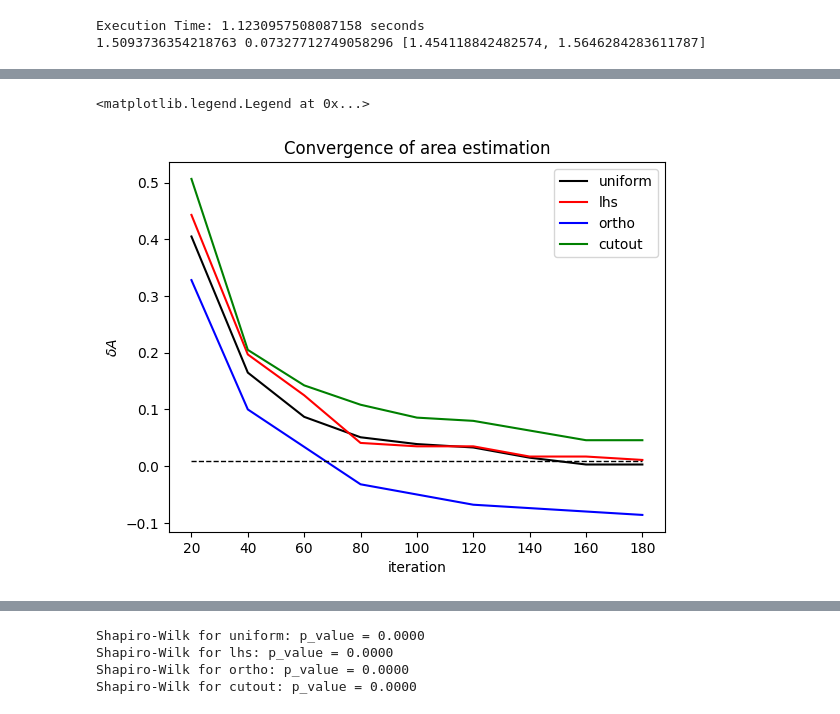
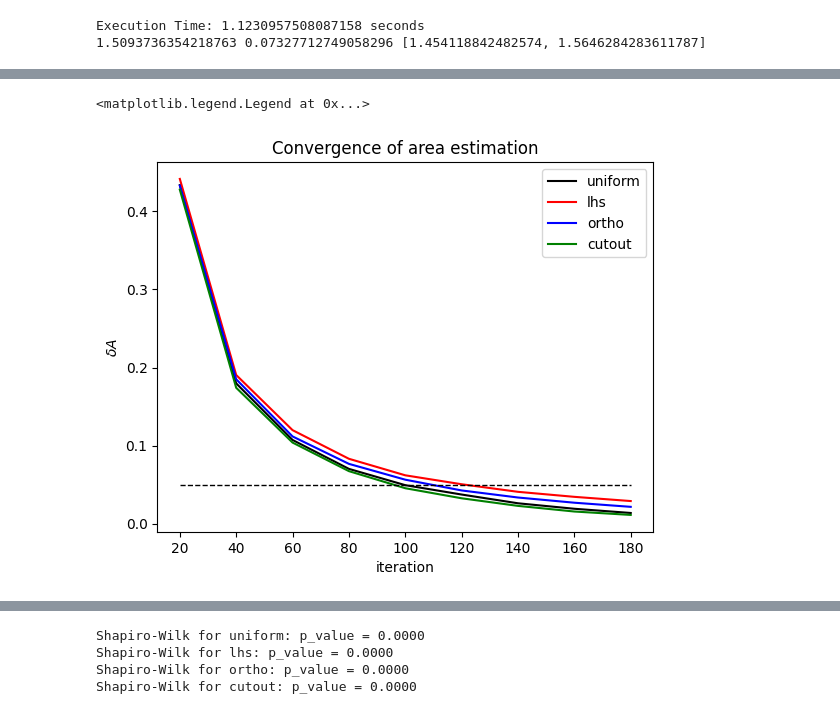
Before and after one commit to Foundnation/Stochastic-Simulation, a Jupyter notebook: mandelbrot_notebook.ipynb, the cells around one changed output, grey strips where cells are left out. Cells and saved outputs as stored; diff of their text form; code cells hidden in the pictures.

```diff
--- a/mandelbrot_notebook.ipynb
+++ b/mandelbrot_notebook.ipynb
@@ -86,11 +87,11 @@ print(best_area_value_cutout, best_area_std_cutout, best_area_conf_cutout)
 Execution Time: 1.1230957508087158 seconds
 1.5093736354218763 0.07327712749058296 [1.454118842482574, 1.5646284283611787]
 # %%
-num_points = int(1E3)
+num_points = int(1E5)
 # may not work properly when iterations / intermediate_steps != 10
 iterations = 200
 intermediate_steps = 20
-repetitions = 20
+repetitions = 30
 average_areas_uniform, average_lengths_uniform = intermediate_iterations(sample_size=num_points, iterations=iterations,
                                                               intermediate_steps=intermediate_steps, repetitions=repetitions)
 
@@ -132,28 +133,28 @@ plt.legend()
 # %%
 best_area_value_uniform = 1.527021
 best_area_value_lhs = 1.5249972
 best_area_value_ortho = 1.525929
 best_area_value_cutout = 1.5238682060290496
 
 errors_uniform = calculate_error_over_iterations(best_area_value_uniform, average_areas_uniform)
 errors_lhs = calculate_error_over_iterations(best_area_value_lhs, average_areas_lhs)
 errors_ortho = calculate_error_over_iterations(best_area_value_ortho, average_areas_ortho)
 errors_cutout= calculate_error_over_iterations(best_area_value_cutout, average_areas_cutout)
 
 methods = ['uniform', 'lhs', 'ortho', 'cutout']
 colors = ['k', 'r', 'b', 'g']
 
 x = [i * intermediate_steps for i in range(iterations // intermediate_steps)]
 plt.plot(x[1:], errors_uniform[1:], colors[0], label=methods[0])
 plt.plot(x[1:], errors_lhs[1:], colors[1], label=methods[1])
 plt.plot(x[1:], errors_ortho[1:], colors[2], label=methods[2])
 plt.plot(x[1:], errors_cutout[1:], colors[3], label=methods[3])
-plt.plot(x[1:], [0.01 for i in range(len(errors_cutout) - 1)], 'k--', linewidth=1)
+plt.plot(x[1:], [0.05 for i in range(len(errors_cutout) - 1)], 'k--', linewidth=1)
 plt.title('Convergence of area estimation')
 plt.xlabel('iteration')
 plt.ylabel('$\delta A$')
 plt.legend()
 # %% [output]
 <matplotlib.legend.Legend at 0x...>
-[figure, old version]
+[figure, new version]
 # %%
```
Also changed, not shown: parts of 9 cells of this notebook, 2 other files.
